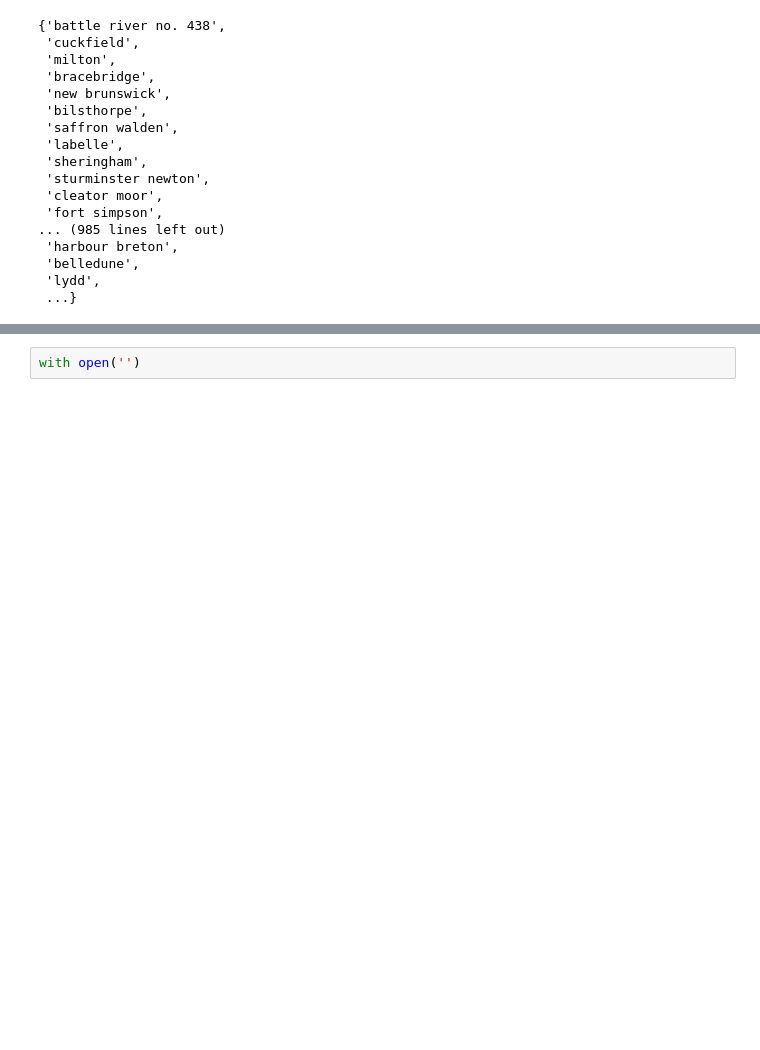
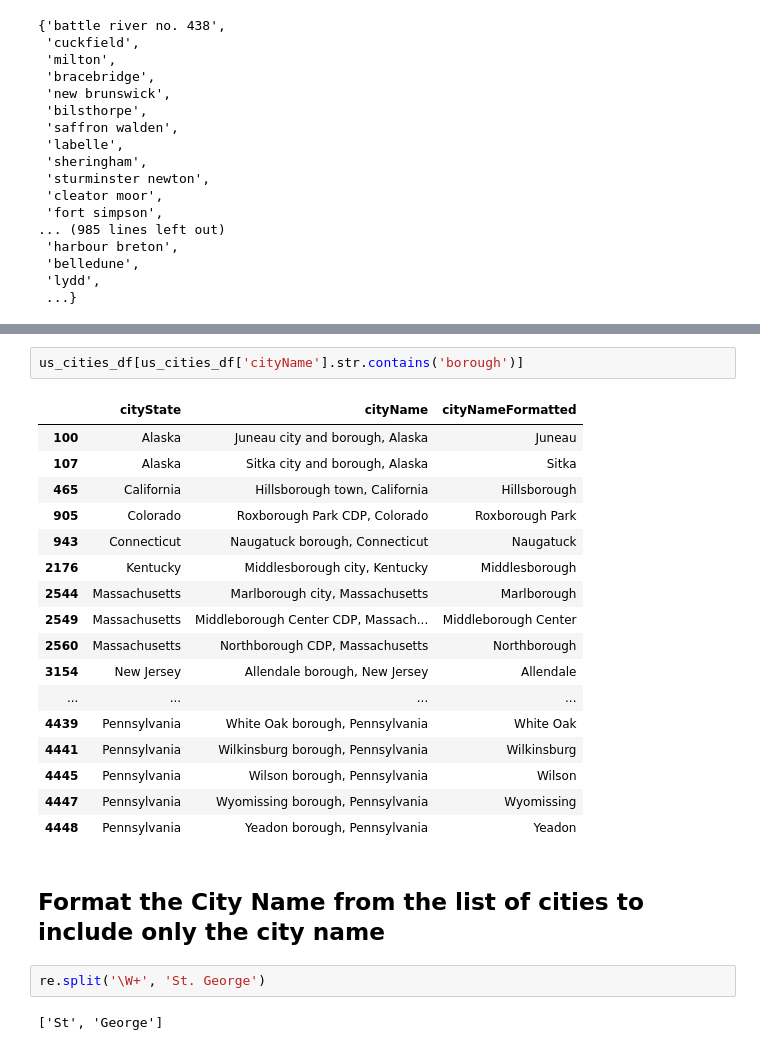
Before and after one commit to danieljsmarda/BodyTweets, a Jupyter notebook: tweets_code/working_notebook.ipynb, the cells around one changed output, grey strips where cells are left out. Cells and saved outputs as stored; diff of their text form; blank space fills up the shorter version.

```diff
--- a/tweets_code/working_notebook.ipynb
+++ b/tweets_code/working_notebook.ipynb
@@ -64,2 +101,26 @@ df.head()
-# %%
-with open('')
+# %%
+us_cities_df[us_cities_df['cityName'].str.contains('borough')]
+# %% [output]
+|  | cityState | cityName | cityNameFormatted |
+| 100 | Alaska | Juneau city and borough, Alaska | Juneau |
+| 107 | Alaska | Sitka city and borough, Alaska | Sitka |
+| 465 | California | Hillsborough town, California | Hillsborough |
+| 905 | Colorado | Roxborough Park CDP, Colorado | Roxborough Park |
+| 943 | Connecticut | Naugatuck borough, Connecticut | Naugatuck |
+| 2176 | Kentucky | Middlesborough city, Kentucky | Middlesborough |
+| 2544 | Massachusetts | Marlborough city, Massachusetts | Marlborough |
+| 2549 | Massachusetts | Middleborough Center CDP, Massach... | Middleborough Center |
+| 2560 | Massachusetts | Northborough CDP, Massachusetts | Northborough |
+| 3154 | New Jersey | Allendale borough, New Jersey | Allendale |
+| ... | ... | ... | ... |
+| 4439 | Pennsylvania | White Oak borough, Pennsylvania | White Oak |
+| 4441 | Pennsylvania | Wilkinsburg borough, Pennsylvania | Wilkinsburg |
+| 4445 | Pennsylvania | Wilson borough, Pennsylvania | Wilson |
+| 4447 | Pennsylvania | Wyomissing borough, Pennsylvania | Wyomissing |
+| 4448 | Pennsylvania | Yeadon borough, Pennsylvania | Yeadon |
+# %% [markdown]
+## Format the City Name from the list of cities to include only the city name
+# %%
+re.split('\W+', 'St. George')
+# %% [output]
+['St', 'George']
```
Also changed, not shown: parts of 24 cells of this notebook.
